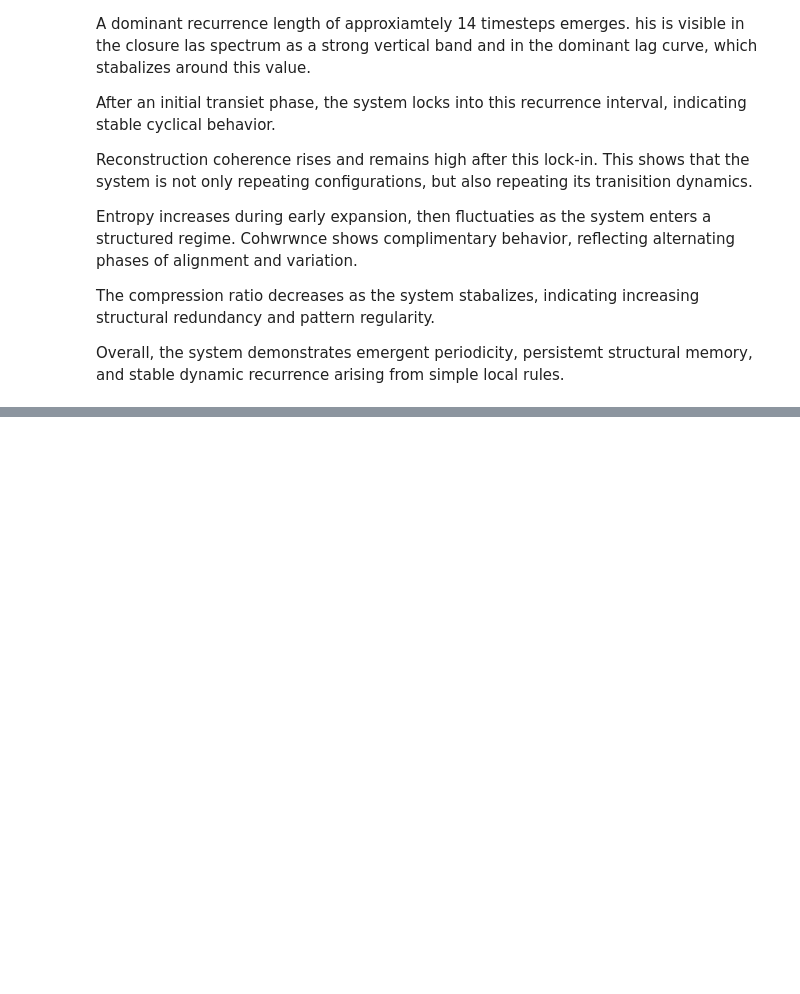
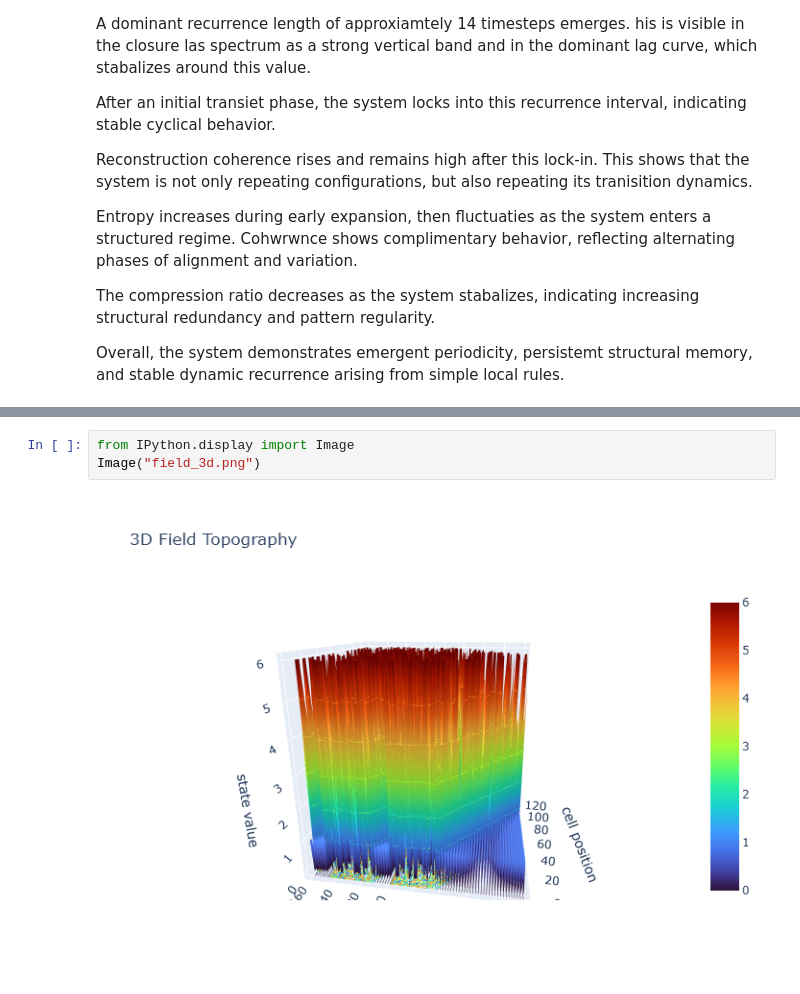
Before and after one commit to cward0401/order_and_transformation, a Jupyter notebook: hybrid_field_toy_week3/run_experiment.ipynb, the cells around one changed output, grey strips where cells are left out. Cells and saved outputs as stored; diff of their text form; blank space fills up the shorter version.

```diff
--- a/hybrid_field_toy_week3/run_experiment.ipynb
+++ b/hybrid_field_toy_week3/run_experiment.ipynb
@@ -281,0 +277,5 @@ which can be installed using pip:
+# %%
+from IPython.display import Image
+Image("field_3d.png")
+# %% [output]
+[figure, added]
```
Also changed, not shown: parts of 1 cell of this notebook.
